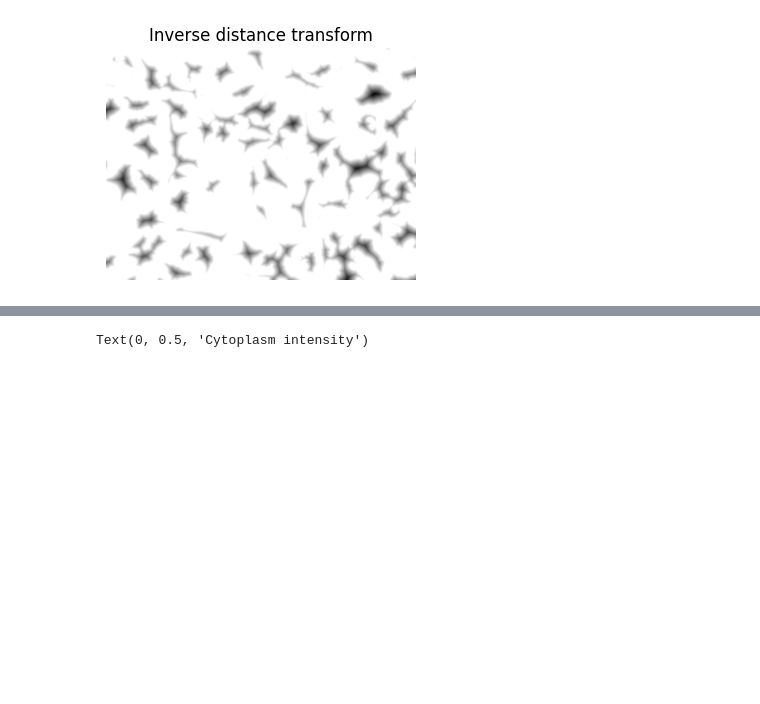
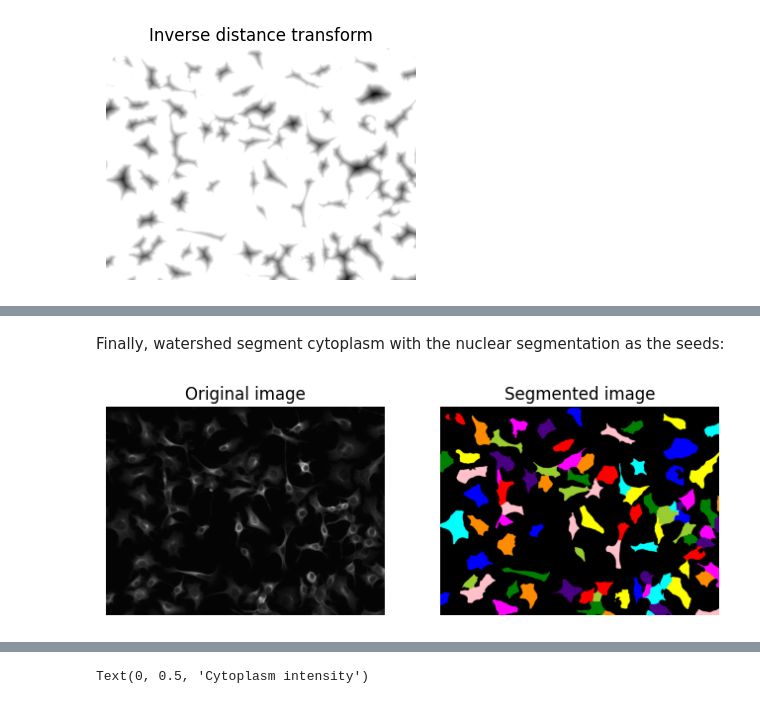
Before and after one commit to rishvanth-kp/img_analysis_with_py, a Jupyter notebook: ch7_putting_it_all_together.ipynb, the cells around one changed output, grey strips where cells are left out. Saved outputs shown, nothing was run; the diff lists cells and outputs as text; code cells hidden in the pictures; blank space fills up the shorter version.

```diff
--- a/in_progress/ch7_putting_it_all_together.ipynb
+++ b/ch7_putting_it_all_together.ipynb
@@ -265,0 +281,22 @@ ax[2].imshow(cyto_overlay)
+# %% [markdown]
+Finally, watershed segment cytoplasm with the nuclear segmentation as the
+seeds:
+# %%
+# watershed segmentation
+cyto_label_img = ski.segmentation.watershed(cyto_dist,
+    mask = cyto_filled, markers = nuc_label_img, compactness = cyto_ws_compactness)
+
+# colored label map for visualization
+cyto_overlay = ski.color.label2rgb(cyto_label_img)
+
+
+# Plot the images
+fig, ax =  plt.subplots(1, 2, figsize = (8, 4))
+ax[0].imshow(cyto, cmap = 'gray')
+ax[0].set_title('Original image')
+ax[1].imshow(cyto_overlay, cmap = 'gray')
+ax[1].set_title('Segmented image')
+for a in ax:
+    a.set_axis_off()
+# %% [output]
+[figure, added]
```
Also changed, not shown: parts of 24 cells of this notebook, 3 other files.
